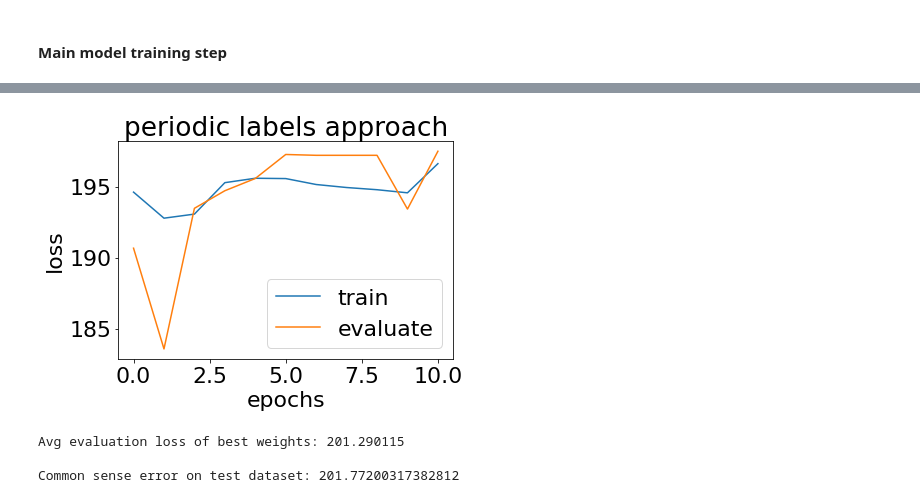
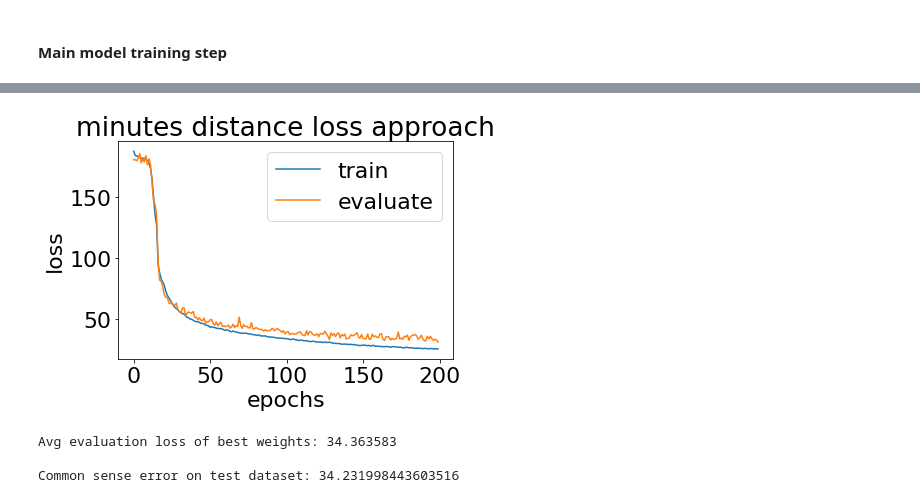
Before and after one commit to OhGreat/tell_the_time_with_pytorch, a Jupyter notebook: notebooks/train_minutes_distance_loss.ipynb, the cells around one changed output, grey strips where cells are left out. Cells and saved outputs as stored; diff of their text form; code cells hidden in the pictures.

```diff
--- a/notebooks/train_minutes_distance_loss.ipynb
+++ b/notebooks/train_minutes_distance_loss.ipynb
@@ -99,6 +99,7 @@ curr_patience = 0
 train_losses = []
 eval_losses = []
 mean_test_loss = np.inf
+temp_best_weights = model.state_dict()
 print("\n~~~Starting training~~~\n")
 start_time = time.time()
 for t in range(epochs):
@@ -119,6 +120,7 @@ for t in range(epochs):
     # Save new weights if they are better
     if eval_mean < mean_test_loss:
         curr_patience = 0
+        temp_best_weights = model.state_dict()
         if weights_name != None:
             print("Saving new best weights.")
             mean_test_loss = eval_mean
@@ -133,6 +135,9 @@ for t in range(epochs):
 
 end_time = time.time()
 print(f"Training finished in {np.round(end_time-start_time, 3)} seconds.")
+
+# Load best parameters
+model.load_state_dict(temp_best_weights)
 # %% [output]
 ~~~Starting training~~~
 
@@ -154,17 +160,17 @@ Training finished in 252.5 seconds.
 # %%
 # Plot losses
 train_losses = np.vstack(train_losses)
 test_losses = np.vstack(eval_losses)
 
 plt.plot(train_losses, label="train")
 plt.plot(test_losses, label="evaluate")
 plt.xlabel("epochs")
 plt.ylabel("loss")
 plt.legend()
-plt.title("periodic labels approach")
+plt.title("minutes distance loss approach")
 plt.show()
 # %% [output]
-[figure, old version]
+[figure, new version]
 # %%
 # make predictions
 predictions = predict(test_data_loader, model, loss, device, approach)
@@ -176,6 +182,6 @@ mins_dist = cse.minutes_loss(torch.FloatTensor(predictions),
 
 print(f"Common sense error on test dataset: {np.round(mins_dist.numpy(),3)}")
 # %% [output]
-Avg evaluation loss of best weights: 201.290115
+Avg evaluation loss of best weights: 34.363583
 
-Common sense error on test dataset: 201.77200317382812
+Common sense error on test dataset: 34.231998443603516
```
Also changed, not shown: parts of 3 cells of this notebook, 17 other files.
